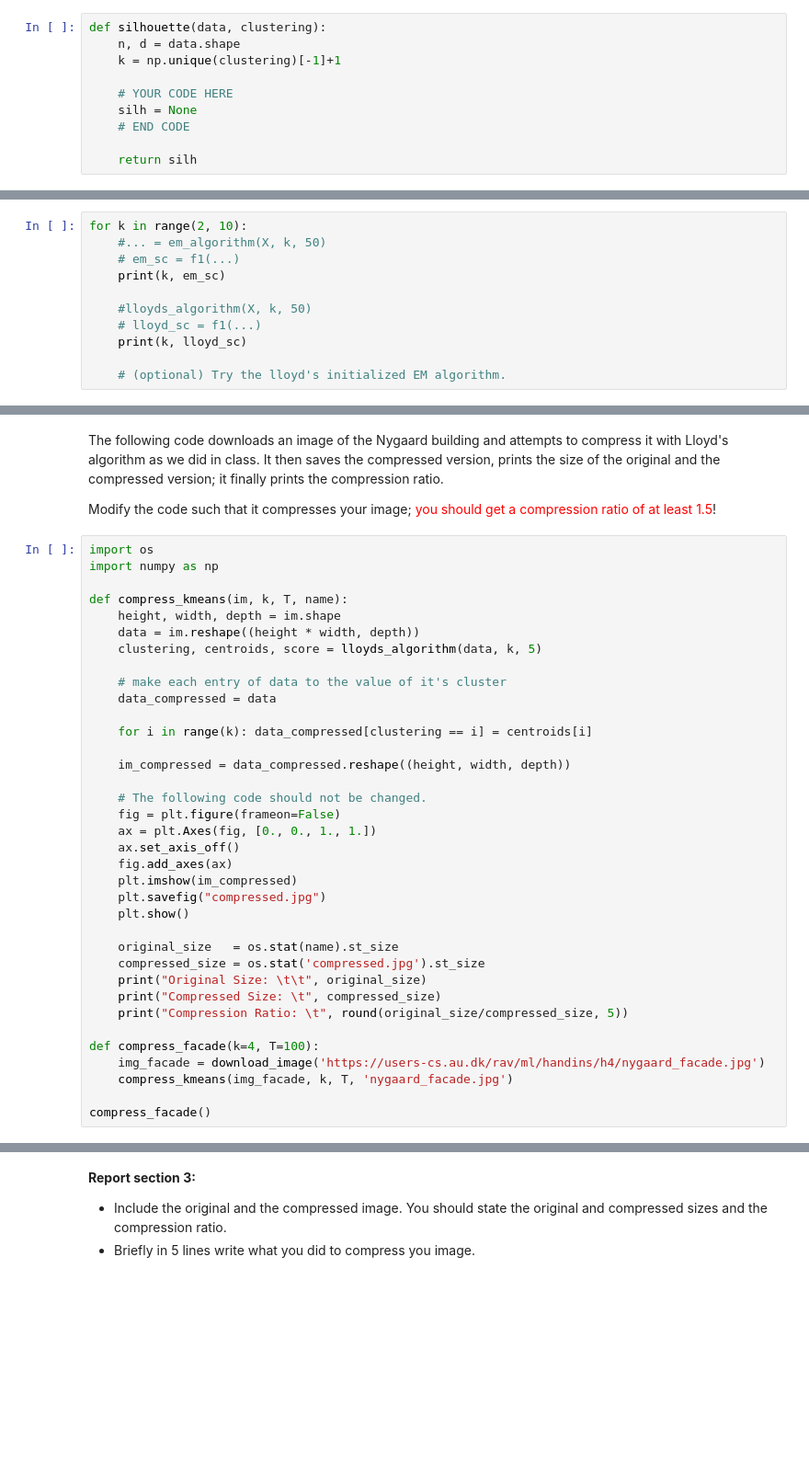
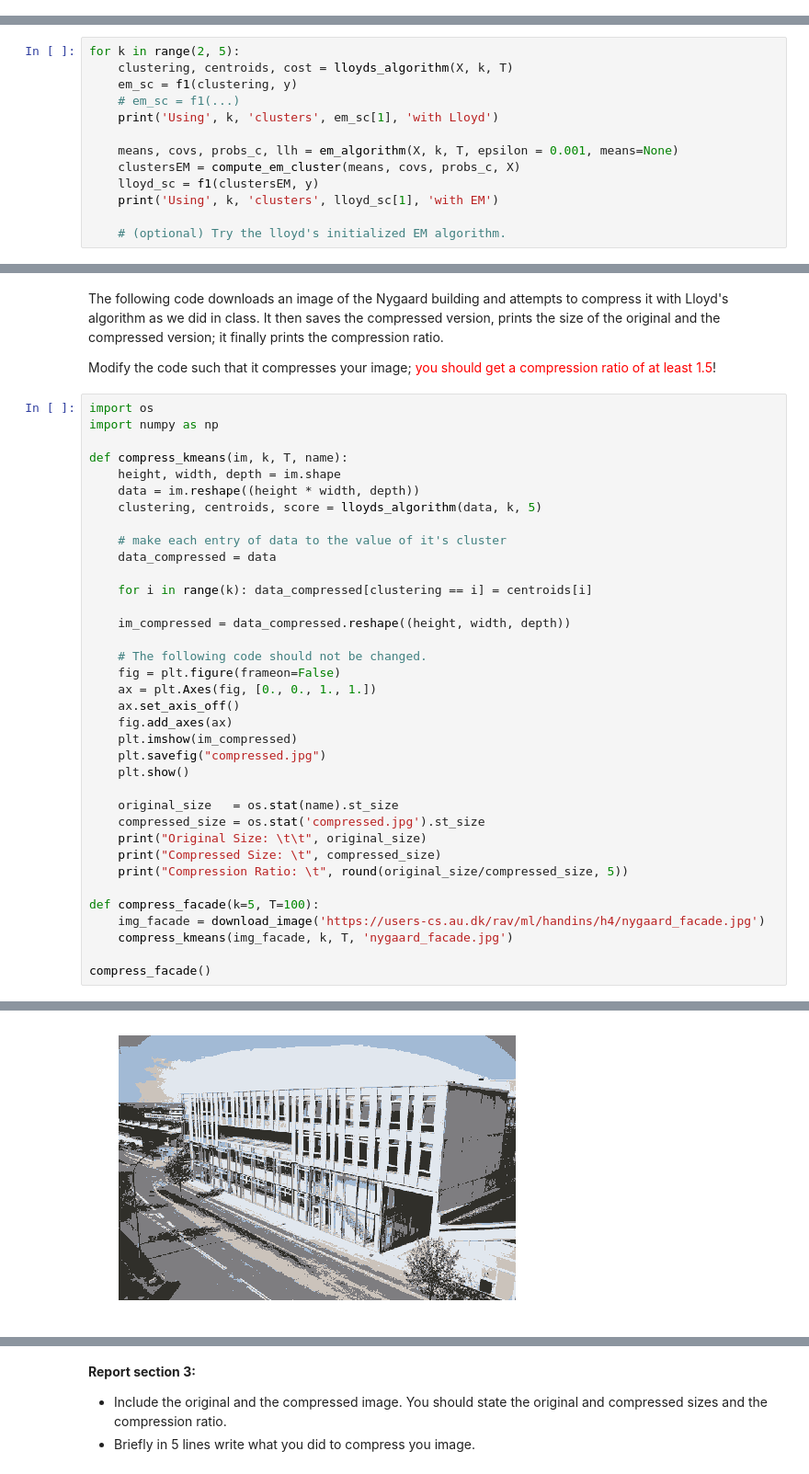
Before and after one commit to MaltheBisbo/ML_HandIns, a Jupyter notebook: handin4/handin4.ipynb, the cells around one changed output, grey strips where cells are left out. Shown at 92% size. Saved outputs shown, nothing was run; the diff lists cells and outputs as text; blank space fills up the shorter version.

```diff
--- a/handin4/handin4.ipynb
+++ b/handin4/handin4.ipynb
@@ -236,13 +358,3 @@ print(X.shape, y.shape)
 # %% [markdown]
 ## 2.1 Silhouette Coefficient
 Implement the Silhouette coefficient as explained during the lectures and class week 11 and 12. Explanations can be found both on slides and in the book. You can use the following template
-# %%
-def silhouette(data, clustering):
-    n, d = data.shape
-    k = np.unique(clustering)[-1]+1
-
-    # YOUR CODE HERE
-    silh = None
-    # END CODE
-
-    return silh
@@ -284,14 +484,16 @@ def f1(predicted, labels):
     return F_individual, F_overall, contingency
 # %% [markdown]
 Make a similar experiment as the one for the silhouette coefficient. In other words: try to run Lloyd's algorithm and the Expectation Maximization algorithm with different k and compute the F1 score for each. You could use the following template
-# %%
-for k in range(2, 10):
-    #... = em_algorithm(X, k, 50)
-    # em_sc = f1(...)
-    print(k, em_sc)
-
-    #lloyds_algorithm(X, k, 50)
-    # lloyd_sc = f1(...)
-    print(k, lloyd_sc)
-
-    # (optional) Try the lloyd's initialized EM algorithm.
+# %%
+for k in range(2, 5):
+    clustering, centroids, cost = lloyds_algorithm(X, k, T)
+    em_sc = f1(clustering, y)
+    # em_sc = f1(...)
+    print('Using', k, 'clusters', em_sc[1], 'with Lloyd')
+
+    means, covs, probs_c, llh = em_algorithm(X, k, T, epsilon = 0.001, means=None)
+    clustersEM = compute_em_cluster(means, covs, probs_c, X)
+    lloyd_sc = f1(clustersEM, y)
+    print('Using', k, 'clusters', lloyd_sc[1], 'with EM')
+
+    # (optional) Try the lloyd's initialized EM algorithm.
@@ -369,8 +595,9 @@ def compress_kmeans(im, k, T, name):
     print("Compressed Size: \t", compressed_size)
     print("Compression Ratio: \t", round(original_size/compressed_size, 5))
 
-def compress_facade(k=4, T=100):
+def compress_facade(k=5, T=100):
     img_facade = download_image('https://users-cs.au.dk/rav/ml/handins/h4/nygaard_facade.jpg')
     compress_kmeans(img_facade, k, T, 'nygaard_facade.jpg')
 
 compress_facade()
+# %% [output]
@@ -376,0 +610 @@ compress_facade()
+[figure, added]
```
Also changed, not shown: parts of 16 cells of this notebook, 8 other files.
